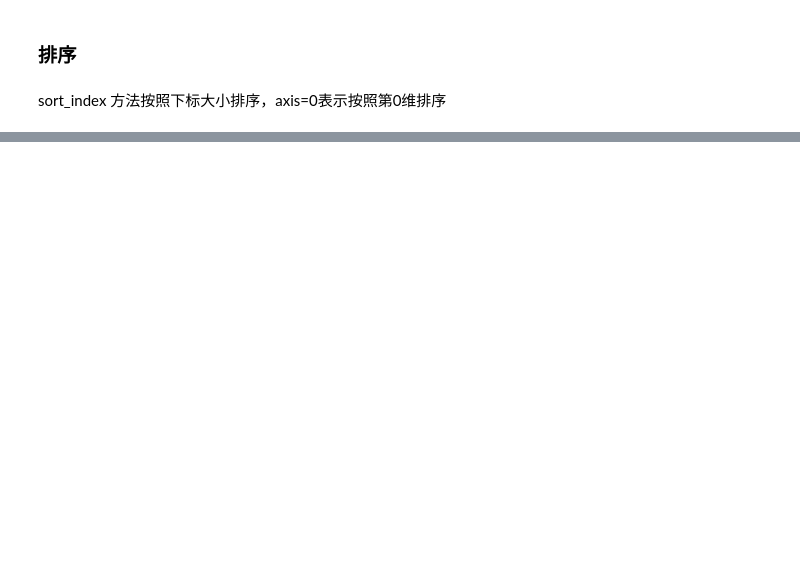
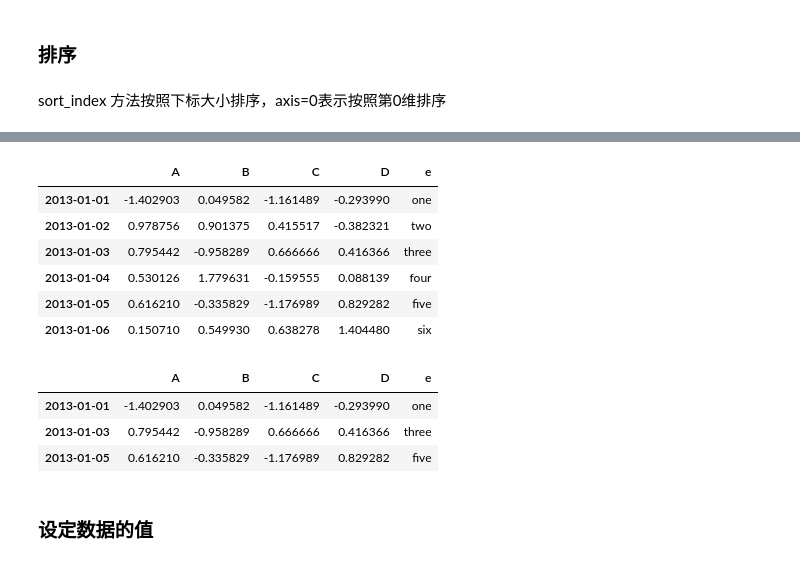
Before and after one commit to Saitama-97/ml_in_action, a Jupyter notebook: code/pandas_tutorial/1_pandas_overview.ipynb, the cells around one changed output, grey strips where cells are left out. Cells and saved outputs as stored; diff of their text form; code cells hidden in the pictures; blank space fills up the shorter version.

```diff
--- a/code/pandas_tutorial/1_pandas_overview.ipynb
+++ b/code/pandas_tutorial/1_pandas_overview.ipynb
@@ -150,0 +341,4 @@ df.sort_index(axis=1, ascending=False)
+# %%
+# 使用 isin 方法做 filter 过滤
+df2 = df.copy()
+df2
@@ -150,0 +353,3 @@ df.sort_index(axis=1, ascending=False)
+# %%
+df2.iloc[2,2] = 0.666666
+df2
@@ -150,0 +374,20 @@ df.sort_index(axis=1, ascending=False)
+# %%
+df2["e"] = ["one",'two',"three","four","five","six"]
+df2
+# %% [output]
+|  | A | B | C | D | e |
+| 2013-01-01 | -1.402903 | 0.049582 | -1.161489 | -0.293990 | one |
+| 2013-01-02 | 0.978756 | 0.901375 | 0.415517 | -0.382321 | two |
+| 2013-01-03 | 0.795442 | -0.958289 | 0.666666 | 0.416366 | three |
+| 2013-01-04 | 0.530126 | 1.779631 | -0.159555 | 0.088139 | four |
+| 2013-01-05 | 0.616210 | -0.335829 | -1.176989 | 0.829282 | five |
+| 2013-01-06 | 0.150710 | 0.549930 | 0.638278 | 1.404480 | six |
+# %%
+df2[df2["e"].isin(["one","three","five"])]
+# %% [output]
+|  | A | B | C | D | e |
+| 2013-01-01 | -1.402903 | 0.049582 | -1.161489 | -0.293990 | one |
+| 2013-01-03 | 0.795442 | -0.958289 | 0.666666 | 0.416366 | three |
+| 2013-01-05 | 0.616210 | -0.335829 | -1.176989 | 0.829282 | five |
+# %% [markdown]
+### 设定数据的值
```
Also changed, not shown: parts of 56 cells of this notebook.
